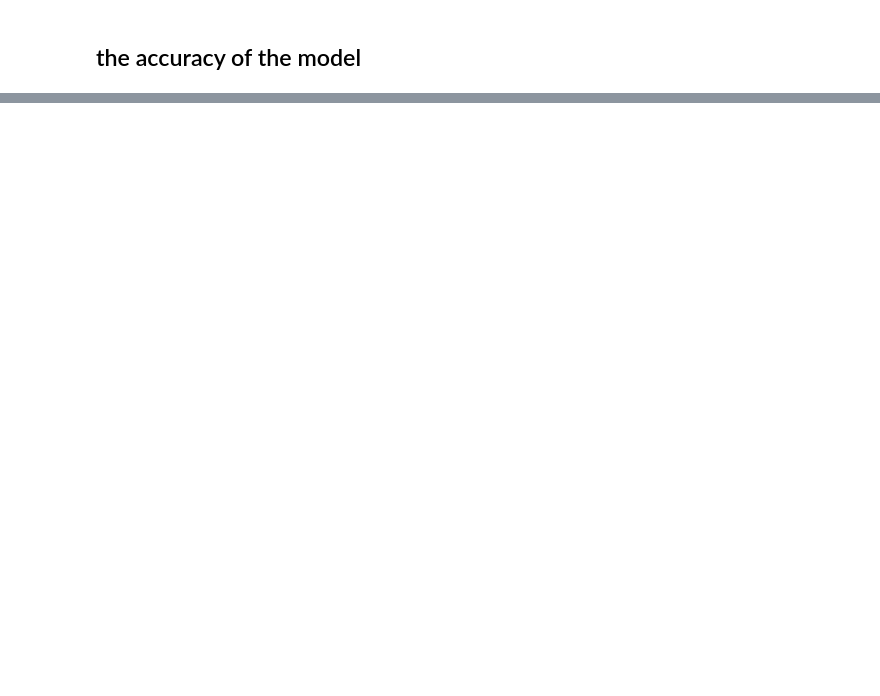
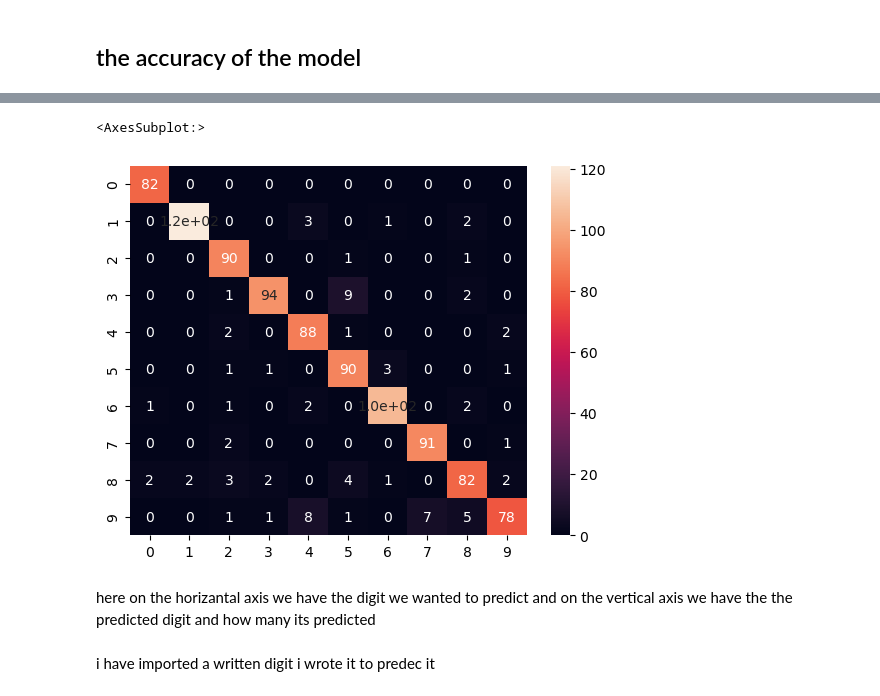
Before and after one commit to Praydos/Machine-Learning-Projects, a Jupyter notebook: mini_projects/hand-written-digits-mnist.ipynb, the cells around one changed output, grey strips where cells are left out. Drawn from its saved outputs; the diff is of its cells as text; code cells hidden in the pictures; blank space fills up the shorter version.

```diff
--- a/mini_projects/hand-written-digits-mnist.ipynb
+++ b/mini_projects/hand-written-digits-mnist.ipynb
@@ -137,7 +140,7 @@ we will build a neural network of 3 layers, the first layer contains 35 units wi
 # %%
 model= Sequential([
     tf.keras.Input(shape=(784,)),
-    Dense(units=35,activation='relu'),
+    Dense(units=45,activation='relu'),
     Dense(units=30,activation='relu'),
     Dense(units=10,activation='linear'),
 ])
@@ -151,5 +154,5 @@ model.compile(
      metrics=['accuracy'],
 )
 
-model.fit(X_train,y_train,epochs=10)
+history=model.fit(X_train,y_train,epochs=30,validation_data=(x_test, y_test))
 # %% [output]
@@ -204,0 +206,5 @@ the accuracy is 88.20%
+# %%
+test = [np.array(test_slice.iloc[i][1:]) for i in range(1000)]
+test=np.array(test)
+y_label=[test_slice.iloc[i][0] for i in range(1000)]
+y_pred=[np.argmax(model.predict(test[i].reshape(1,784))) for i in range(1000)]
@@ -204,0 +229,10 @@ the accuracy is 88.20%
+# %%
+from sklearn.metrics import confusion_matrix
+import seaborn as sns
+cm=confusion_matrix(y_pred,y_label)
+sns.heatmap(cm,annot=True)
+# %% [output]
+<AxesSubplot:>
+[figure, added]
+# %% [markdown]
+here on the horizantal axis we have the digit we wanted to predict and on the vertical axis we have the the predicted digit and how many its predicted
@@ -204,0 +241,2 @@ the accuracy is 88.20%
+# %% [markdown]
+i have imported a written digit i wrote it to predec it
```
Also changed, not shown: parts of 15 cells of this notebook.
